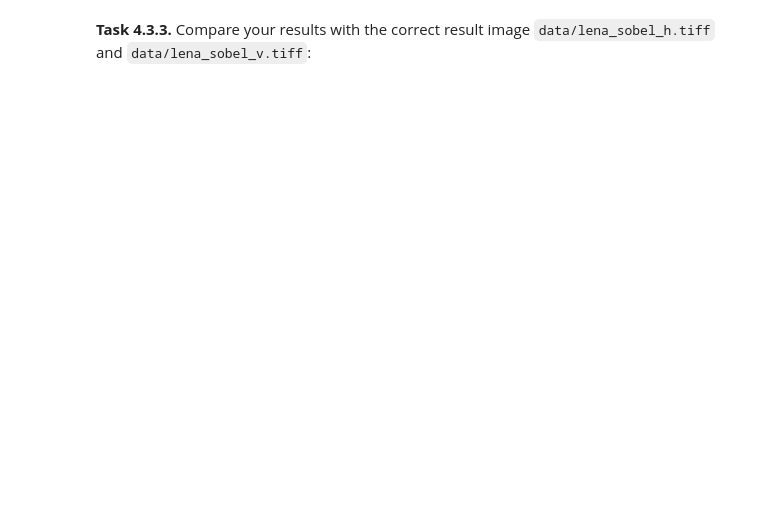
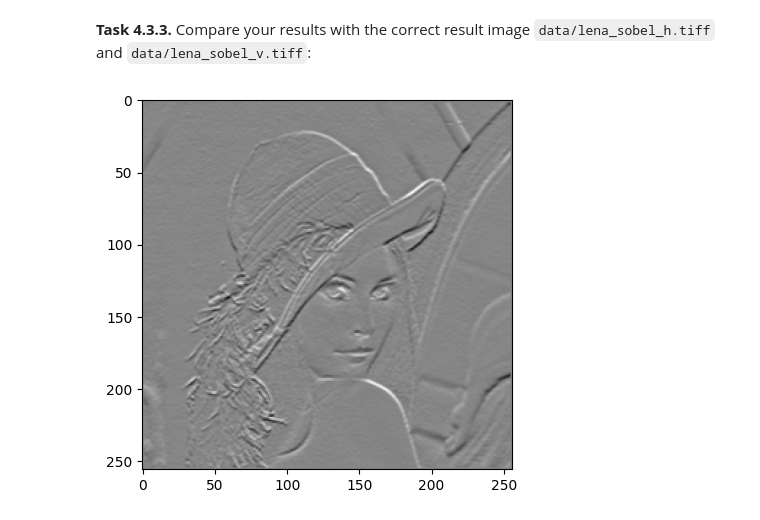
Before and after one commit to svenleukert/mobi-fs3-python, a Jupyter notebook: task4.ipynb, the cells around one changed output. Drawn from its saved outputs; the diff is of its cells as text; code cells hidden in the pictures; blank space fills up the shorter version.

```diff
--- a/task4.ipynb
+++ b/task4.ipynb
@@ -119,2 +177,10 @@ assert numpy.allclose(img_grad, correct_img_grad, atol=1/255)
 # %% [markdown]
 **<a id="#">Task 4.3.3.</a>** Compare your results with the correct result image `data/lena_sobel_h.tiff` and `data/lena_sobel_v.tiff`:
+# %%
+correct_sobel_h=skimage.io.imread("data/lena_sobel_h.tiff")
+correct_sobel_v=skimage.io.imread("data/lena_sobel_v.tiff")
+plt.imshow(correct_sobel_v,"gray")
+assert numpy.allclose(img_sobel_h, correct_sobel_h, atol=1/255)
+assert numpy.allclose(img_sobel_v, correct_sobel_v, atol=1/255)
+# %% [output]
+[figure, added]
```
Also changed, not shown: parts of 3 cells of this notebook.
